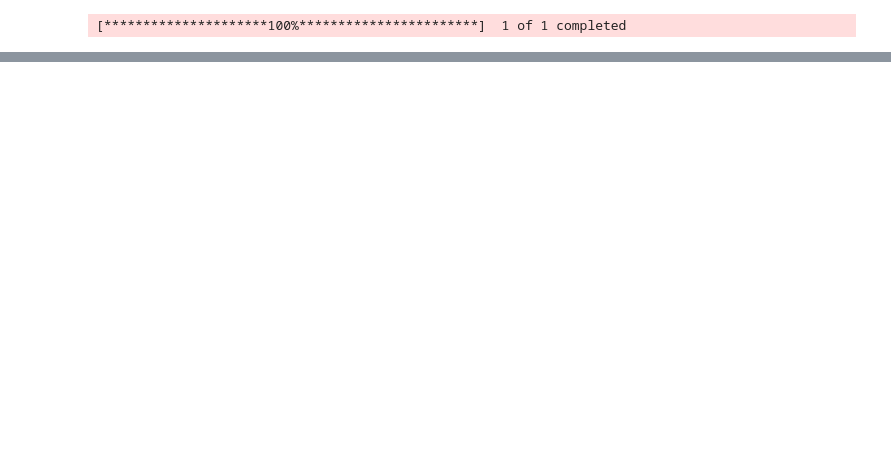
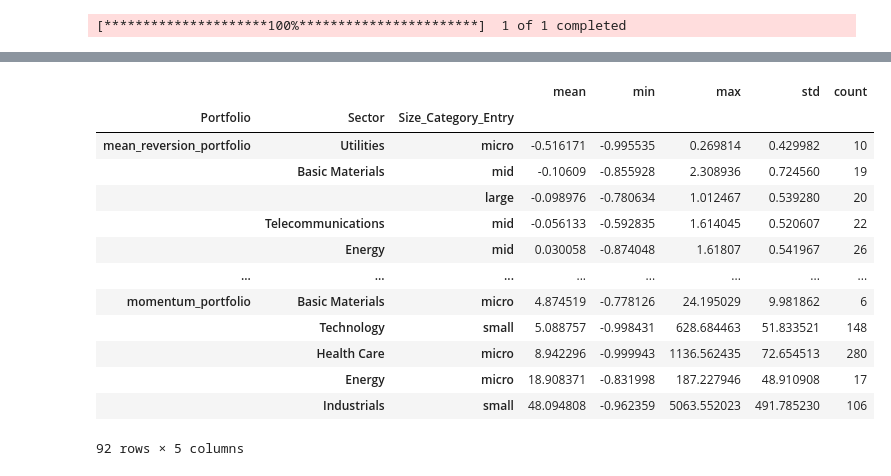
Before and after one commit to MatthewAdner/union_sif_quant_trading, a Jupyter notebook: backtesting/trading.ipynb, the cells around one changed output, grey strips where cells are left out. Drawn from its saved outputs; the diff is of its cells as text; code cells hidden in the pictures; blank space fills up the shorter version.

```diff
--- a/backtesting/trading.ipynb
+++ b/backtesting/trading.ipynb
@@ -819,0 +463,19 @@ None
+# %%
+average_returns_by_sector_size = trading_history_obj.trades.groupby(['Portfolio','Sector','Size_Category_Entry'])['Annualized_Percent_Returns'].agg(['mean','min', 'max','std','count'])# .mean()
+# average_returns_by_sector[average_returns_by_sector['Size_Category_Entry']=='mega']# or average_returns_by_sector['Size_Category_Entry']=='large']
+display(average_returns_by_sector_size.sort_values(['Portfolio','mean']))
+# %% [output]
+|  |  |  | mean | min | max | std | count |
+| Portfolio | Sector | Size_Category_Entry |  |  |  |  |  |
+| mean_reversion_portfolio | Utilities | micro | -0.516171 | -0.995535 | 0.269814 | 0.429982 | 10 |
+|  | Basic Materials | mid | -0.10609 | -0.855928 | 2.308936 | 0.724560 | 19 |
+|  |  | large | -0.098976 | -0.780634 | 1.012467 | 0.539280 | 20 |
+|  | Telecommunications | mid | -0.056133 | -0.592835 | 1.614045 | 0.520607 | 22 |
+|  | Energy | mid | 0.030058 | -0.874048 | 1.61807 | 0.541967 | 26 |
+| ... | ... | ... | ... | ... | ... | ... | ... |
+| momentum_portfolio | Basic Materials | micro | 4.874519 | -0.778126 | 24.195029 | 9.981862 | 6 |
+|  | Technology | small | 5.088757 | -0.998431 | 628.684463 | 51.833521 | 148 |
+|  | Health Care | micro | 8.942296 | -0.999943 | 1136.562435 | 72.654513 | 280 |
+|  | Energy | micro | 18.908371 | -0.831998 | 187.227946 | 48.910908 | 17 |
+|  | Industrials | small | 48.094808 | -0.962359 | 5063.552023 | 491.785230 | 106 |
+92 rows × 5 columns
```
Also changed, not shown: parts of 50 cells of this notebook, 5 other files.
